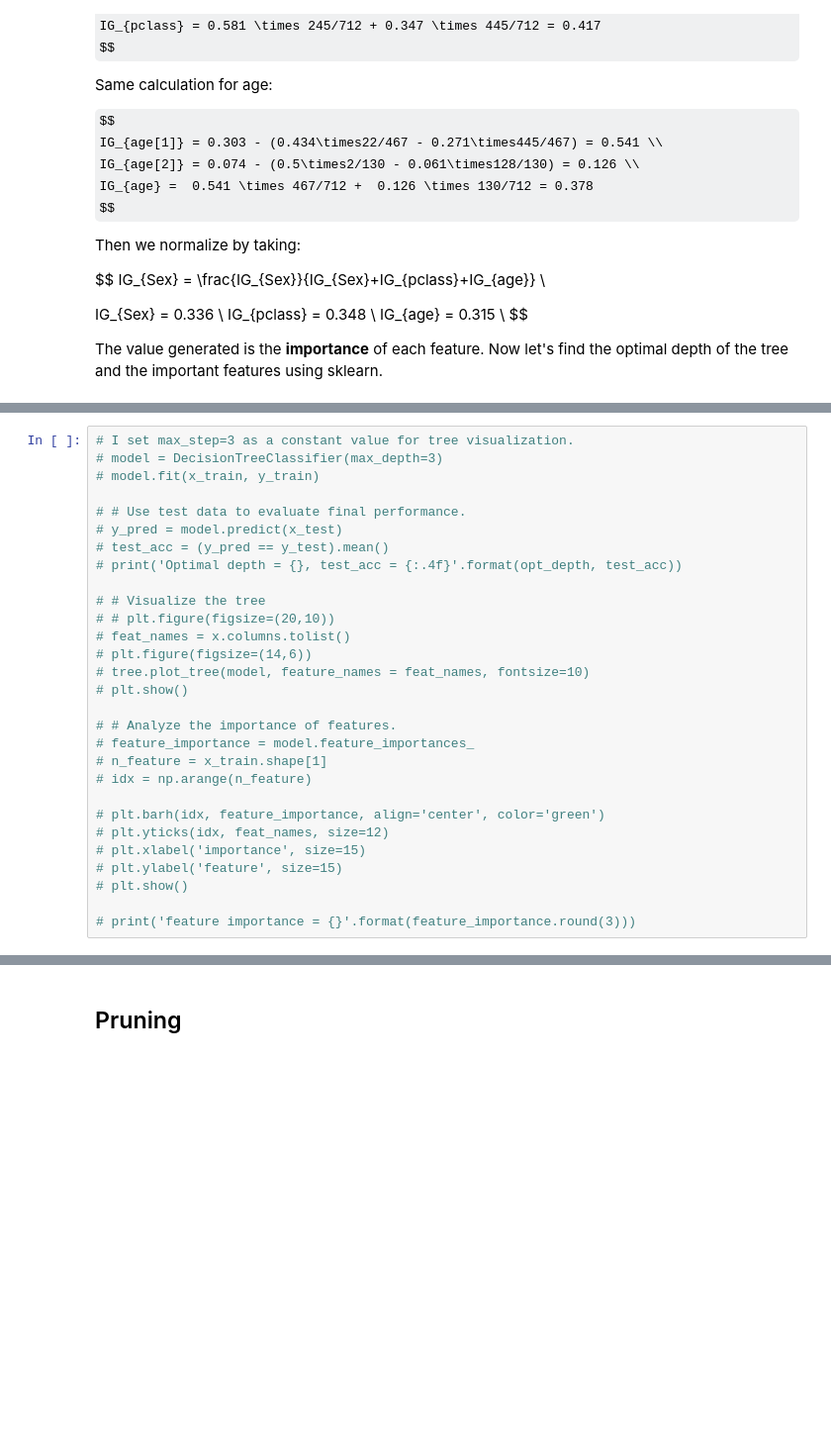
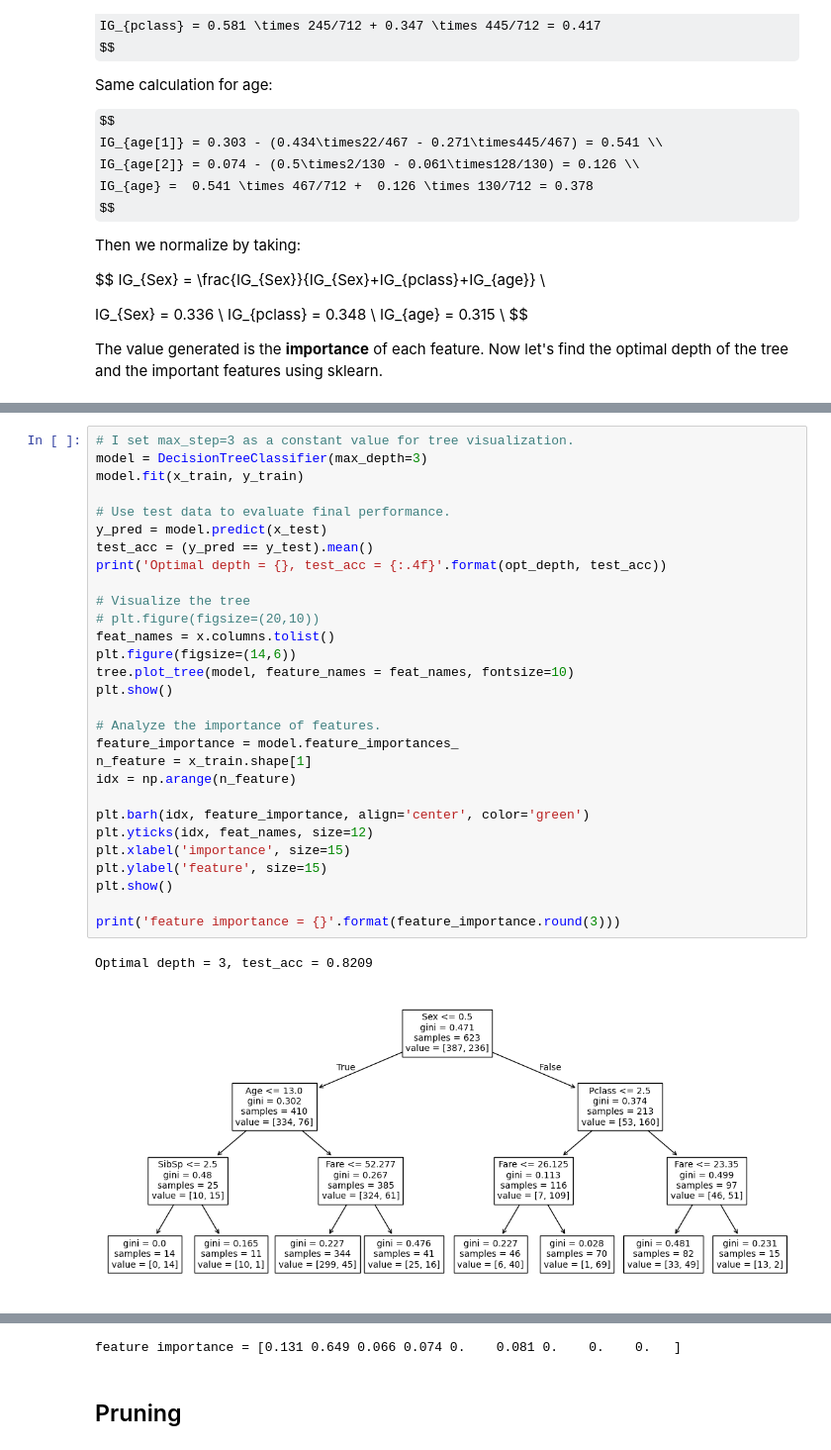
Before and after one commit to ylangylangg/MY-DAC-Curriculum, a Jupyter notebook: DAC-006_Machine_Learning/DAC-006-Intro_to_ML_Session_2_Student.ipynb, the cells around one changed output, grey strips where cells are left out. Shown: that part at 99% size. Drawn from its saved outputs; the diff is of its cells as text; some formulas as TeX source; blank space fills up the shorter version.

```diff
--- a/DAC-006_Machine_Learning/DAC-006-Intro_to_ML_Session_2_Student.ipynb
+++ b/DAC-006_Machine_Learning/DAC-006-Intro_to_ML_Session_2_Student.ipynb
@@ -224,29 +241,32 @@ The value generated is the **importance** of each feature. Now let's find the op
 # %%
 # I set max_step=3 as a constant value for tree visualization.
-# model = DecisionTreeClassifier(max_depth=3)
-# model.fit(x_train, y_train)
+model = DecisionTreeClassifier(max_depth=3)
+model.fit(x_train, y_train)
 
-# # Use test data to evaluate final performance.
-# y_pred = model.predict(x_test)
-# test_acc = (y_pred == y_test).mean()
-# print('Optimal depth = {}, test_acc = {:.4f}'.format(opt_depth, test_acc))
+# Use test data to evaluate final performance.
+y_pred = model.predict(x_test)
+test_acc = (y_pred == y_test).mean()
+print('Optimal depth = {}, test_acc = {:.4f}'.format(opt_depth, test_acc))
 
-# # Visualize the tree
-# # plt.figure(figsize=(20,10))
-# feat_names = x.columns.tolist()
-# plt.figure(figsize=(14,6))
-# tree.plot_tree(model, feature_names = feat_names, fontsize=10)
-# plt.show()
+# Visualize the tree
+# plt.figure(figsize=(20,10))
+feat_names = x.columns.tolist()
+plt.figure(figsize=(14,6))
+tree.plot_tree(model, feature_names = feat_names, fontsize=10)
+plt.show()
 
-# # Analyze the importance of features.
-# feature_importance = model.feature_importances_
-# n_feature = x_train.shape[1]
-# idx = np.arange(n_feature)
+# Analyze the importance of features.
+feature_importance = model.feature_importances_
+n_feature = x_train.shape[1]
+idx = np.arange(n_feature)
 
-# plt.barh(idx, feature_importance, align='center', color='green')
-# plt.yticks(idx, feat_names, size=12)
-# plt.xlabel('importance', size=15)
-# plt.ylabel('feature', size=15)
-# plt.show()
+plt.barh(idx, feature_importance, align='center', color='green')
+plt.yticks(idx, feat_names, size=12)
+plt.xlabel('importance', size=15)
+plt.ylabel('feature', size=15)
+plt.show()
 
-# print('feature importance = {}'.format(feature_importance.round(3)))
+print('feature importance = {}'.format(feature_importance.round(3)))
+# %% [output]
+Optimal depth = 3, test_acc = 0.8209
+[figure, added]
@@ -253,3 +274,4 @@ The value generated is the **importance** of each feature. Now let's find the op
+feature importance = [0.131 0.649 0.066 0.074 0.    0.081 0.    0.    0.   ]
 # %% [markdown]
 ## Pruning
 # %% [markdown]
```
Also changed, not shown: parts of 16 cells of this notebook.
